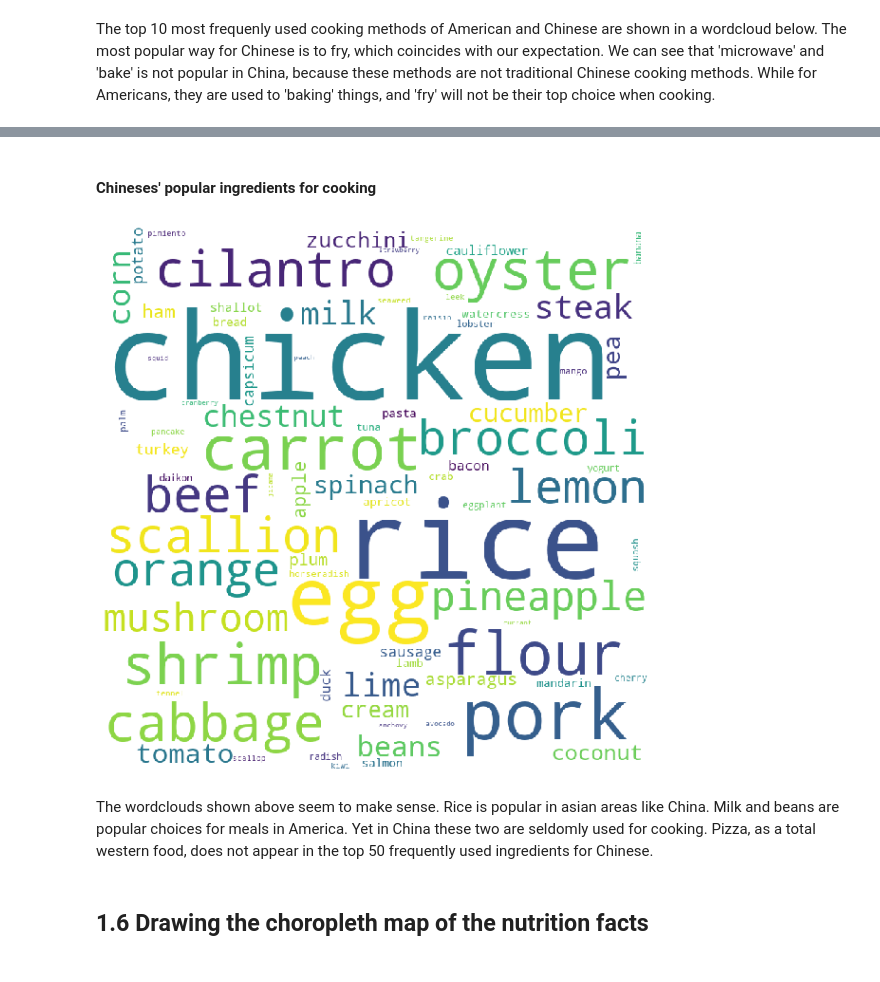
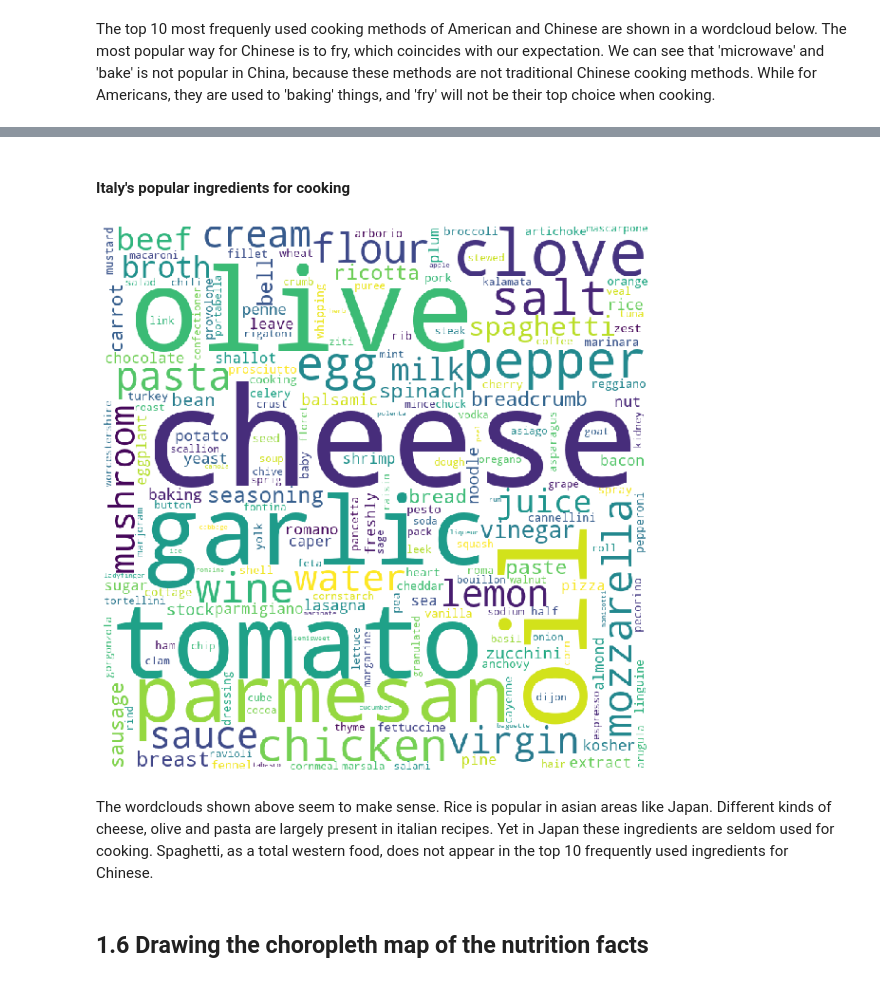
Before and after one commit to JiahuaWU/ada2019, a Jupyter notebook: FinalNotebook.ipynb, the cells around one changed output, grey strips where cells are left out. Drawn from its saved outputs; the diff is of its cells as text; code cells hidden in the pictures.

Commit message:
different way of processing ingredients

```diff
--- a/FinalNotebook.ipynb
+++ b/FinalNotebook.ipynb
@@ -76,0 +228,2 @@ See the caveats in the documentation: http://pandas.pydata.org/pandas-docs/stabl
+# %%
+recipe_country = recipe_country.dropna(subset=['ingredients']).reset_index(drop=True)
@@ -138,4 +286,4 @@ seasoning = ['salt', 'sugar','cheese', 'butter', 'spice','pepper','chili', 'onio
         'mustard', 'olive', 'basil', 'oregano', 'sesame', 'thyme','paprika', 'cajun', 'cardamom',
         'sage', 'rosemary','nutmeg', 'parsley', 'coriander', 'bay', 'cumin', 'tarragon','allspice',
         'cayenne', 'anise', 'celery', 'dill', 'wasabi', 'mace', 'syrup', 'cilantro',
-        'salts', 'spices', 'peppers', 'chilis', 'onions', 'cloves', 'herbs', 'olives', 'nutmegs']
+        'salt', 'spice', 'pepper', 'chili', 'onion', 'clove', 'herb', 'olive', 'nutmeg', 'soy sauce', 'tomato sauce']
@@ -326,2 +450,2 @@ unions = dairy + vegetable + fruit + meat + seafood + grain
 # %%
-recipe_country_ingreds = recipe_country_cp.explode('ingredients')
+recipe_country_ingreds = recipe_country.explode('ingredients')
@@ -340,2 +452,2 @@ def identify_ingredients(row):
 # %%
-recipe_country_ingreds['ingredients'] = recipe_country_ingreds['ingredients'].apply(identify_ingredients)
+recipe_country_ingreds = recipe_country_ingreds[~recipe_country_ingreds.ingredients.isin(seasoning)]
@@ -380,12 +526,12 @@ plt_wordcloud(data)
 # %% [markdown]
-#### Chineses' popular ingredients for cooking
+#### Italy's popular ingredients for cooking
 # %%
-data = recipe_main[recipe_main['country'] == 'China']['ingredients'].values
+data = recipe_country_ingreds[recipe_country_ingreds['country'] == 'Italy']['ingredients'].values
 plt_wordcloud(data)
 # %% [output]
-[figure, old version]
+[figure, new version]
 # %% [markdown]
-The wordclouds shown above seem to make sense. Rice is popular in asian areas like China. Milk and beans are popular choices for meals in America. Yet in China these two are seldomly used for cooking. Pizza, as a total western food, does not appear in the top 50 frequently used ingredients for Chinese.
+The wordclouds shown above seem to make sense. Rice is popular in asian areas like Japan. Different kinds of cheese, olive and pasta are largely present in italian recipes. Yet in Japan these ingredients are seldom used for cooking. Spaghetti, as a total western food, does not appear in the top 10 frequently used ingredients for Chinese.
 # %% [markdown]
 ## 1.6 Drawing the choropleth map of the nutrition facts
 # %% [markdown]
```
Also changed, not shown: parts of 100 cells of this notebook, 1 other file.
